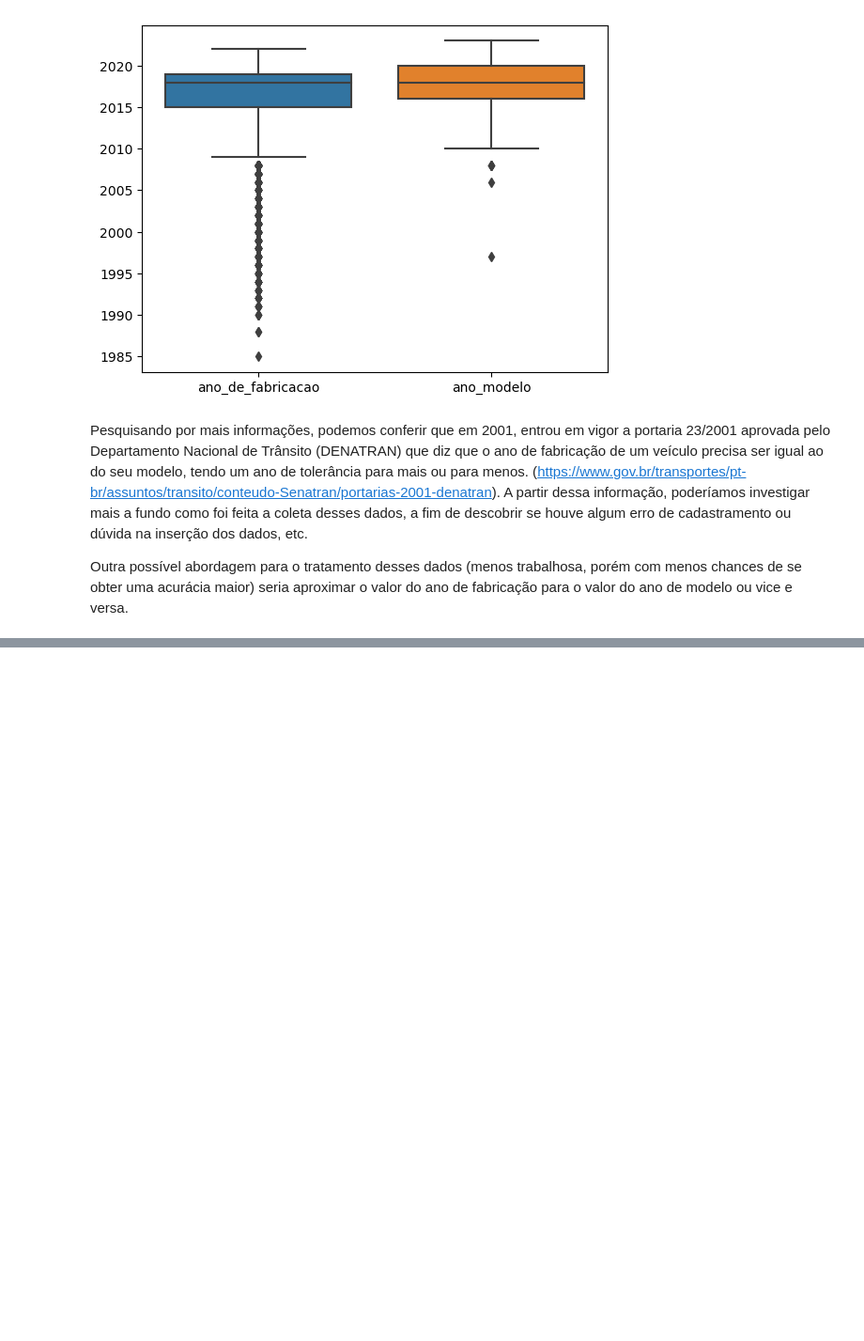
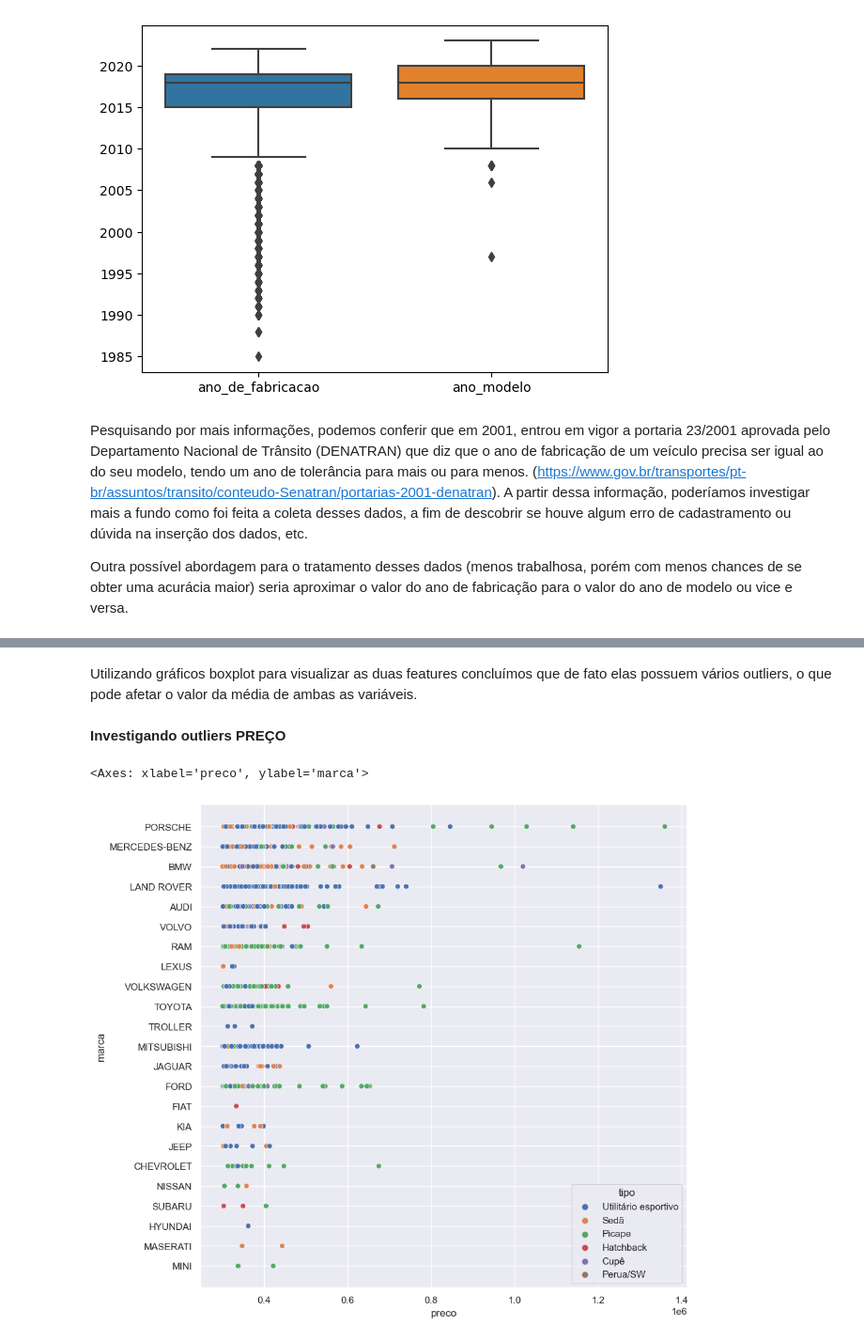
Before and after one commit to gabrieltsferreira/Lighthouse-Desafio-Cientista-de-Dados-2023-9, a Jupyter notebook: LH_CD_GabrielFerreira.ipynb, the cells around one changed output, grey strips where cells are left out. Shown at 94% size. Cells and saved outputs as stored; diff of their text form; code cells hidden in the pictures; blank space fills up the shorter version.

```diff
--- a/LH_CD_GabrielFerreira.ipynb
+++ b/LH_CD_GabrielFerreira.ipynb
@@ -103,0 +112,14 @@ Outra possível abordagem para o tratamento desses dados (menos trabalhosa, por
+# %% [markdown]
+Utilizando gráficos boxplot para visualizar as duas features concluímos que de fato elas possuem vários outliers, o que pode afetar o valor da média de ambas as variáveis.
+# %% [markdown]
+**Investigando outliers PREÇO**
+# %%
+filtro = (data['preco'] > 300000)
+
+outliers_preco = data[filtro]
+
+sns.set(rc = {'figure.figsize':(10, 10)})
+sns.scatterplot(outliers_preco, y='marca', x='preco', hue='tipo')
+# %% [output]
+<Axes: xlabel='preco', ylabel='marca'>
+[figure, added]
```
Also changed, not shown: parts of 6 cells of this notebook.
